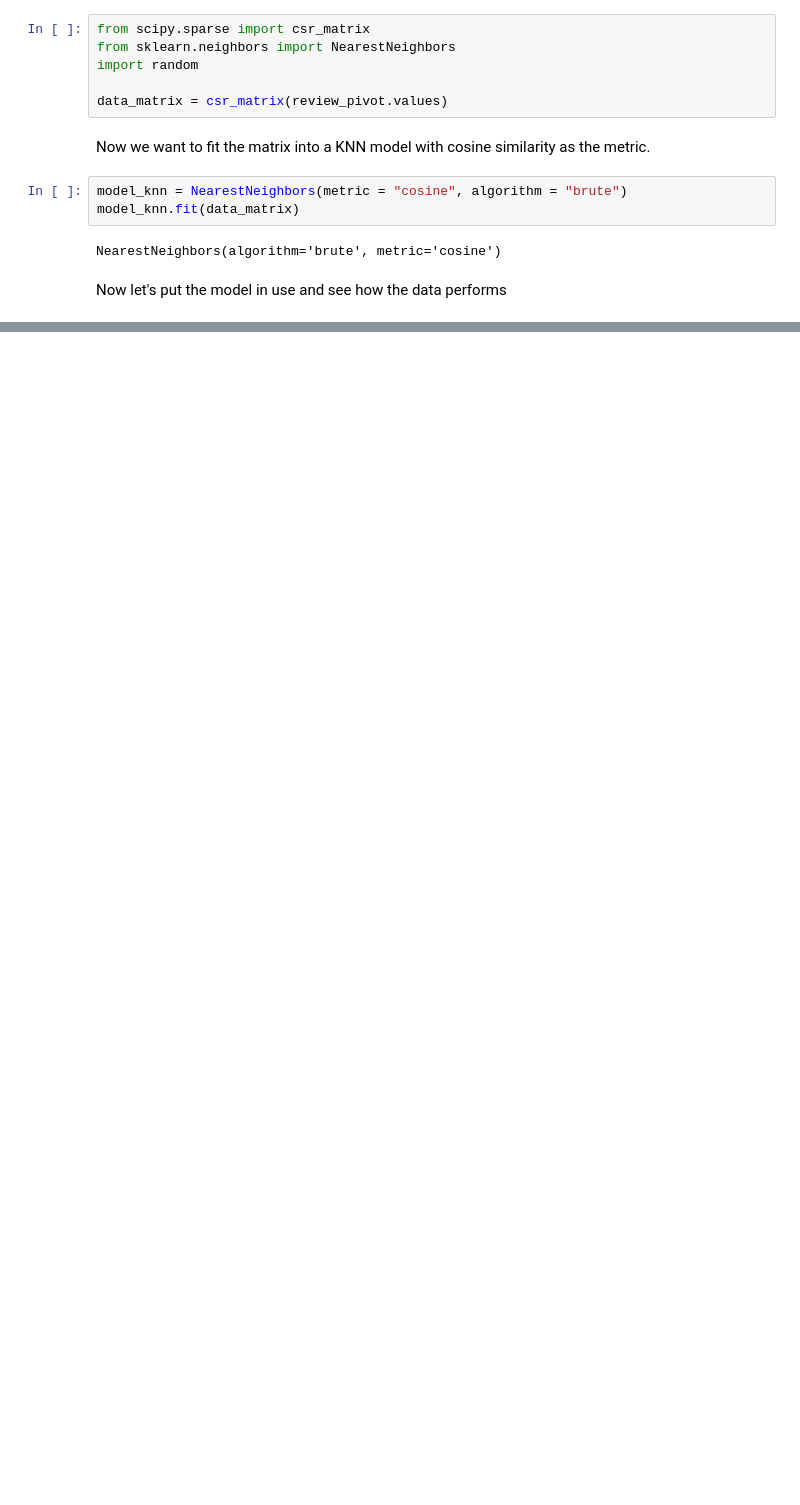
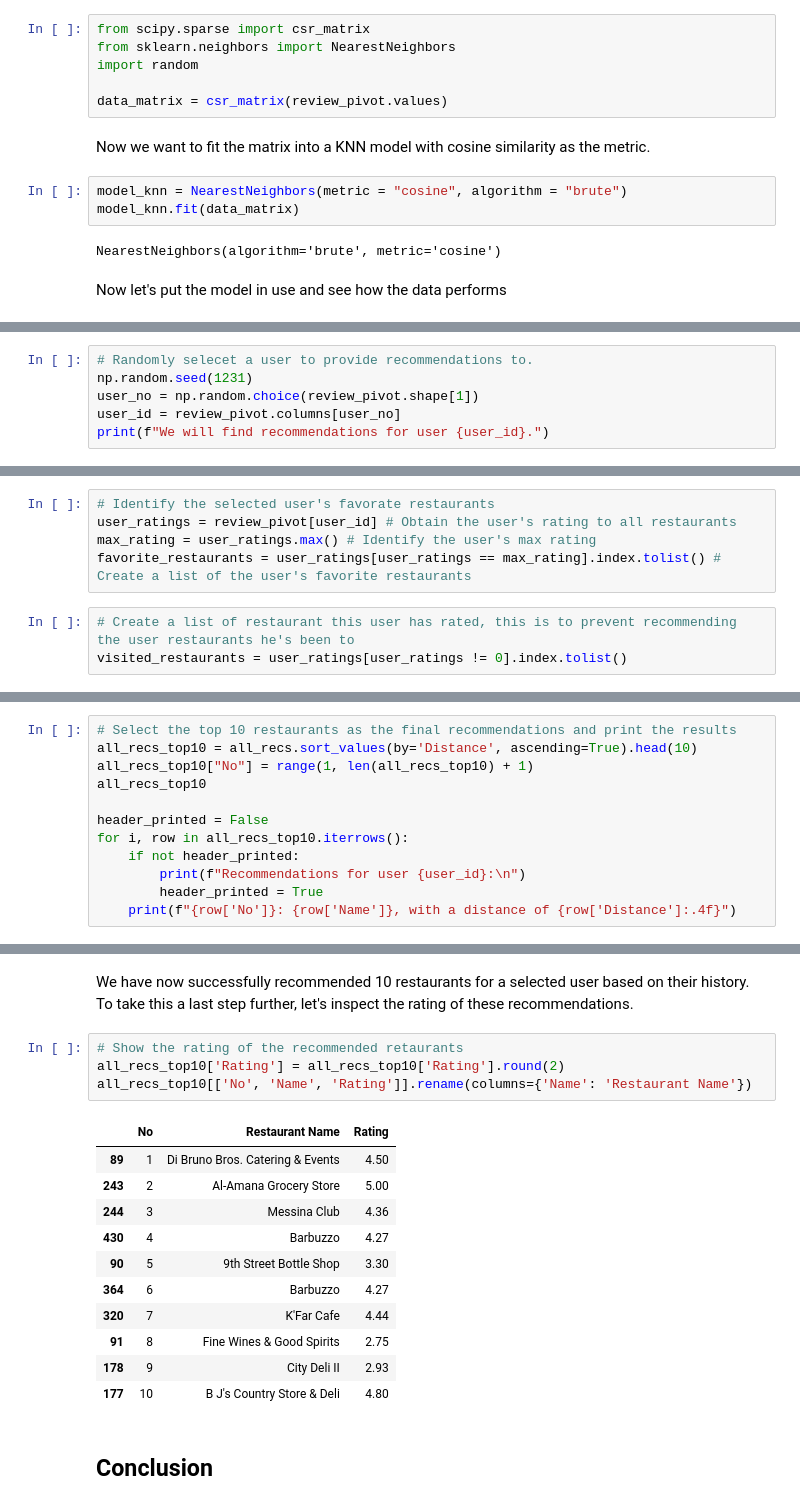
Before and after one commit to brianluUCSB/PSTAT134-final-project, a Jupyter notebook: PSTAT 134 final project.ipynb, the cells around one changed output, grey strips where cells are left out. Drawn from its saved outputs; the diff is of its cells as text; blank space fills up the shorter version.

```diff
--- a/PSTAT 134 final project.ipynb
+++ b/PSTAT 134 final project.ipynb
@@ -347,0 +485,6 @@ recommendation
+# %%
+# Randomly selecet a user to provide recommendations to.
+np.random.seed(1231)
+user_no = np.random.choice(review_pivot.shape[1])
+user_id = review_pivot.columns[user_no]
+print(f"We will find recommendations for user {user_id}.")
@@ -347,0 +493,8 @@ recommendation
+# %%
+# Identify the selected user's favorate restaurants
+user_ratings = review_pivot[user_id] # Obtain the user's rating to all restaurants
+max_rating = user_ratings.max() # Identify the user's max rating
+favorite_restaurants = user_ratings[user_ratings == max_rating].index.tolist() # Create a list of the user's favorite restaurants
+# %%
+# Create a list of restaurant this user has rated, this is to prevent recommending the user restaurants he's been to
+visited_restaurants = user_ratings[user_ratings != 0].index.tolist()
@@ -347,0 +532,12 @@ recommendation
+# %%
+# Select the top 10 restaurants as the final recommendations and print the results
+all_recs_top10 = all_recs.sort_values(by='Distance', ascending=True).head(10)
+all_recs_top10["No"] = range(1, len(all_recs_top10) + 1)
+all_recs_top10
+
+header_printed = False
+for i, row in all_recs_top10.iterrows():
+    if not header_printed:
+        print(f"Recommendations for user {user_id}:\n")
+        header_printed = True
+    print(f"{row['No']}: {row['Name']}, with a distance of {row['Distance']:.4f}")
@@ -347,0 +557,20 @@ recommendation
+# %% [markdown]
+We have now successfully recommended 10 restaurants for a selected user based on their history. To take this a last step further, let's inspect the rating of these recommendations.
+# %%
+# Show the rating of the recommended retaurants
+all_recs_top10['Rating'] = all_recs_top10['Rating'].round(2)
+all_recs_top10[['No', 'Name', 'Rating']].rename(columns={'Name': 'Restaurant Name'})
+# %% [output]
+|  | No | Restaurant Name | Rating |
+| 89 | 1 | Di Bruno Bros. Catering & Events | 4.50 |
+| 243 | 2 | Al-Amana Grocery Store | 5.00 |
+| 244 | 3 | Messina Club | 4.36 |
+| 430 | 4 | Barbuzzo | 4.27 |
+| 90 | 5 | 9th Street Bottle Shop | 3.30 |
+| 364 | 6 | Barbuzzo | 4.27 |
+| 320 | 7 | K'Far Cafe | 4.44 |
+| 91 | 8 | Fine Wines & Good Spirits | 2.75 |
+| 178 | 9 | City Deli II | 2.93 |
+| 177 | 10 | B J's Country Store & Deli | 4.80 |
+# %% [markdown]
+## Conclusion
```
Also changed, not shown: parts of 39 cells of this notebook.
